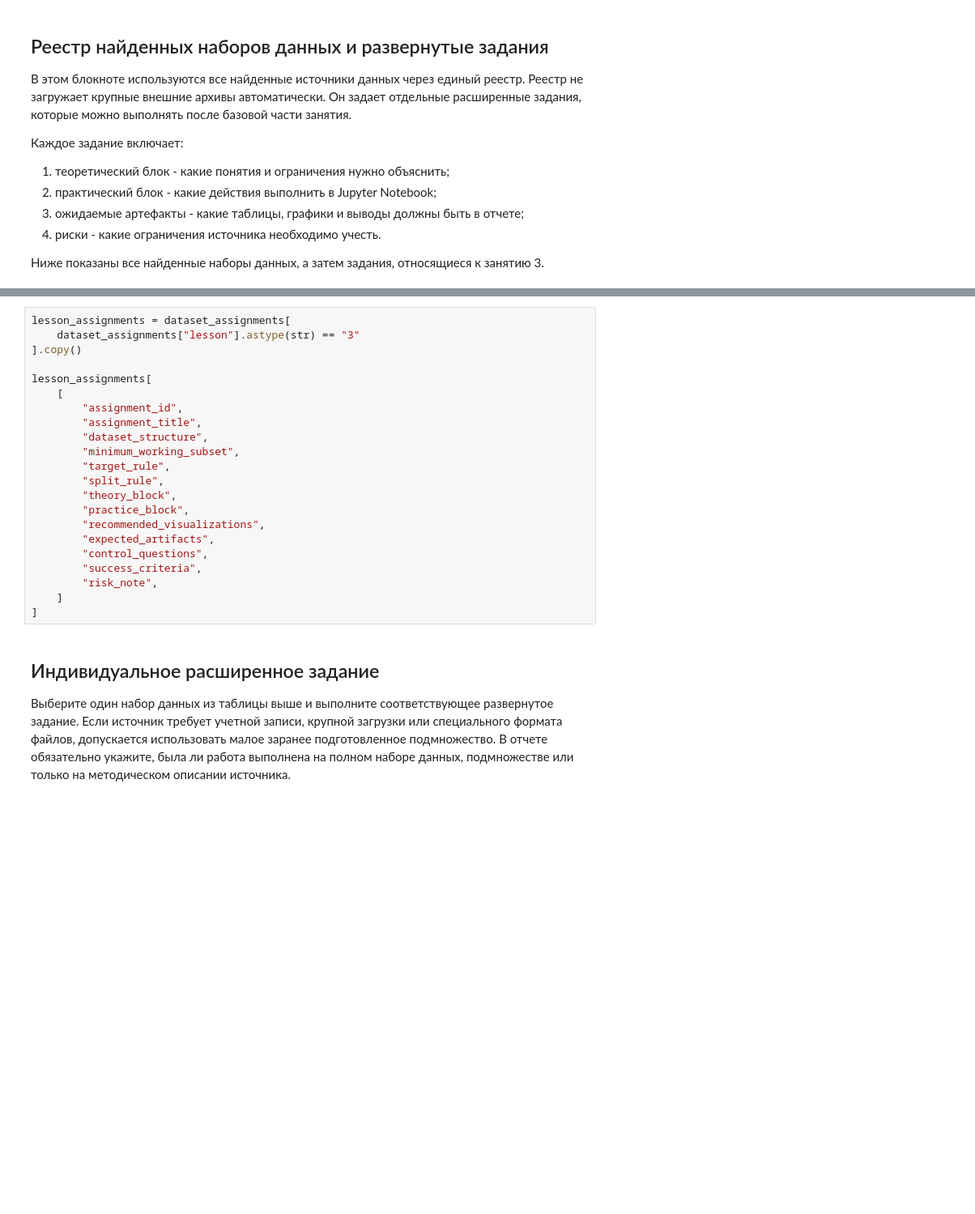
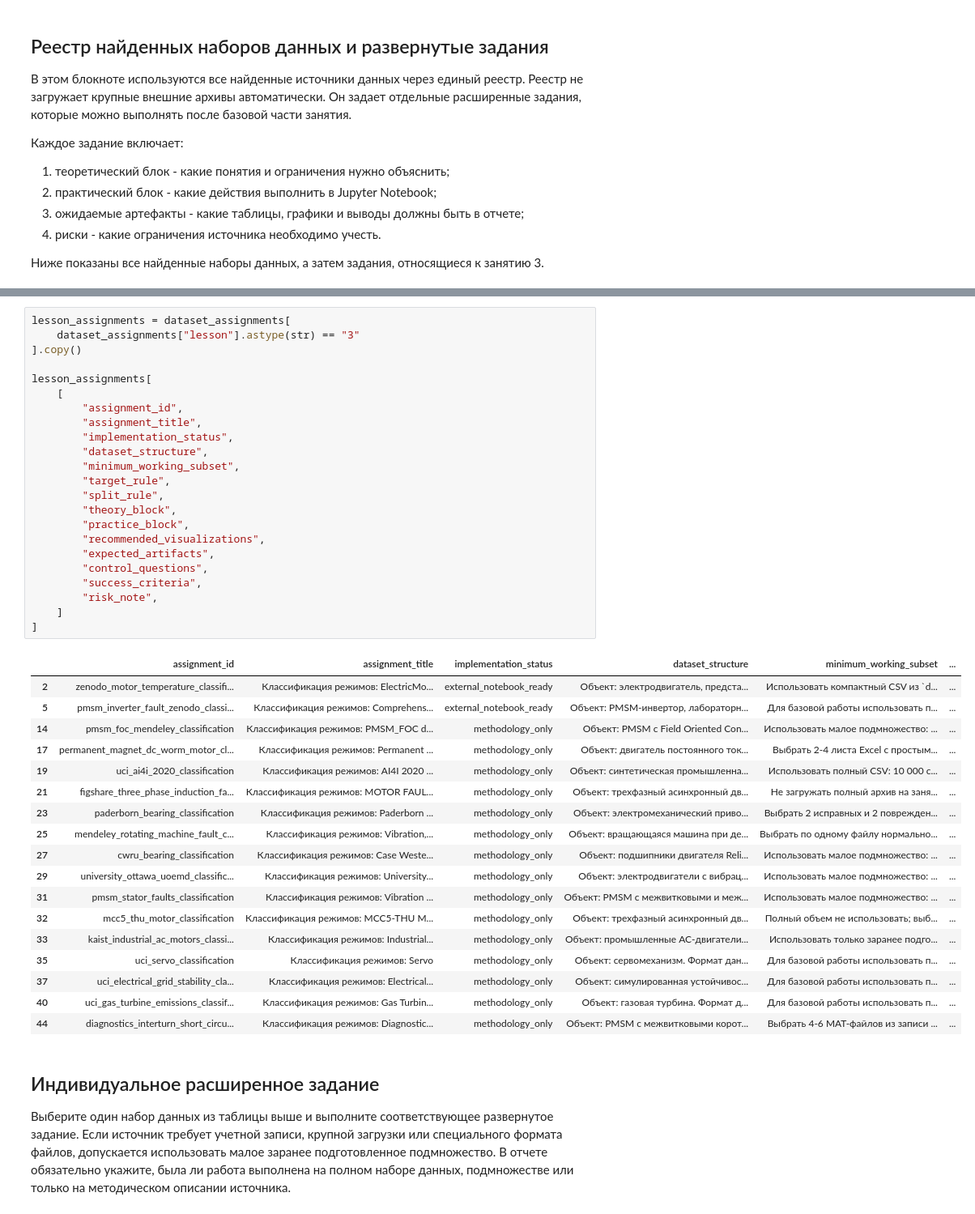
Before and after one commit to Alexflex/appailab, a Jupyter notebook: notebooks/teacher/03_drive_decision_tree_teacher.ipynb, the cells around one changed output, grey strips where cells are left out. Shown at 81% size. Drawn from its saved outputs; the diff is of its cells as text; blank space fills up the shorter version.

```diff
--- a/notebooks/teacher/03_drive_decision_tree_teacher.ipynb
+++ b/notebooks/teacher/03_drive_decision_tree_teacher.ipynb
@@ -1035,25 +1231,45 @@ plt.show()
 # %%
 lesson_assignments = dataset_assignments[
     dataset_assignments["lesson"].astype(str) == "3"
 ].copy()
 
 lesson_assignments[
     [
         "assignment_id",
         "assignment_title",
+        "implementation_status",
         "dataset_structure",
         "minimum_working_subset",
         "target_rule",
         "split_rule",
         "theory_block",
         "practice_block",
         "recommended_visualizations",
         "expected_artifacts",
         "control_questions",
         "success_criteria",
         "risk_note",
     ]
 ]
+# %% [output]
+|  | assignment_id | assignment_title | implementation_status | dataset_structure | minimum_working_subset | ... |
+| 2 | zenodo_motor_temperature_classifi... | Классификация режимов: ElectricMo... | external_notebook_ready | Объект: электродвигатель, предста... | Использовать компактный CSV из `d... | ... |
+| 5 | pmsm_inverter_fault_zenodo_classi... | Классификация режимов: Comprehens... | external_notebook_ready | Объект: PMSM-инвертор, лабораторн... | Для базовой работы использовать п... | ... |
+| 14 | pmsm_foc_mendeley_classification | Классификация режимов: PMSM_FOC d... | methodology_only | Объект: PMSM с Field Oriented Con... | Использовать малое подмножество: ... | ... |
+| 17 | permanent_magnet_dc_worm_motor_cl... | Классификация режимов: Permanent ... | methodology_only | Объект: двигатель постоянного ток... | Выбрать 2-4 листа Excel с простым... | ... |
+| 19 | uci_ai4i_2020_classification | Классификация режимов: AI4I 2020 ... | methodology_only | Объект: синтетическая промышленна... | Использовать полный CSV: 10 000 с... | ... |
+| 21 | figshare_three_phase_induction_fa... | Классификация режимов: MOTOR FAUL... | methodology_only | Объект: трехфазный асинхронный дв... | Не загружать полный архив на заня... | ... |
+| 23 | paderborn_bearing_classification | Классификация режимов: Paderborn ... | methodology_only | Объект: электромеханический приво... | Выбрать 2 исправных и 2 поврежден... | ... |
+| 25 | mendeley_rotating_machine_fault_c... | Классификация режимов: Vibration,... | methodology_only | Объект: вращающаяся машина при де... | Выбрать по одному файлу нормально... | ... |
+| 27 | cwru_bearing_classification | Классификация режимов: Case Weste... | methodology_only | Объект: подшипники двигателя Reli... | Использовать малое подмножество: ... | ... |
+| 29 | university_ottawa_uoemd_classific... | Классификация режимов: University... | methodology_only | Объект: электродвигатели с вибрац... | Использовать малое подмножество: ... | ... |
+| 31 | pmsm_stator_faults_classification | Классификация режимов: Vibration ... | methodology_only | Объект: PMSM с межвитковыми и меж... | Использовать малое подмножество: ... | ... |
+| 32 | mcc5_thu_motor_classification | Классификация режимов: MCC5-THU M... | methodology_only | Объект: трехфазный асинхронный дв... | Полный объем не использовать; выб... | ... |
+| 33 | kaist_industrial_ac_motors_classi... | Классификация режимов: Industrial... | methodology_only | Объект: промышленные AC-двигатели... | Использовать только заранее подго... | ... |
+| 35 | uci_servo_classification | Классификация режимов: Servo | methodology_only | Объект: сервомеханизм. Формат дан... | Для базовой работы использовать п... | ... |
+| 37 | uci_electrical_grid_stability_cla... | Классификация режимов: Electrical... | methodology_only | Объект: симулированная устойчивос... | Для базовой работы использовать п... | ... |
+| 40 | uci_gas_turbine_emissions_classif... | Классификация режимов: Gas Turbin... | methodology_only | Объект: газовая турбина. Формат д... | Для базовой работы использовать п... | ... |
+| 44 | diagnostics_interturn_short_circu... | Классификация режимов: Diagnostic... | methodology_only | Объект: PMSM с межвитковыми корот... | Выбрать 4-6 MAT-файлов из записи ... | ... |
 # %% [markdown]
 ## Индивидуальное расширенное задание
 
```
Also changed, not shown: parts of 29 cells of this notebook, 50 other files.
